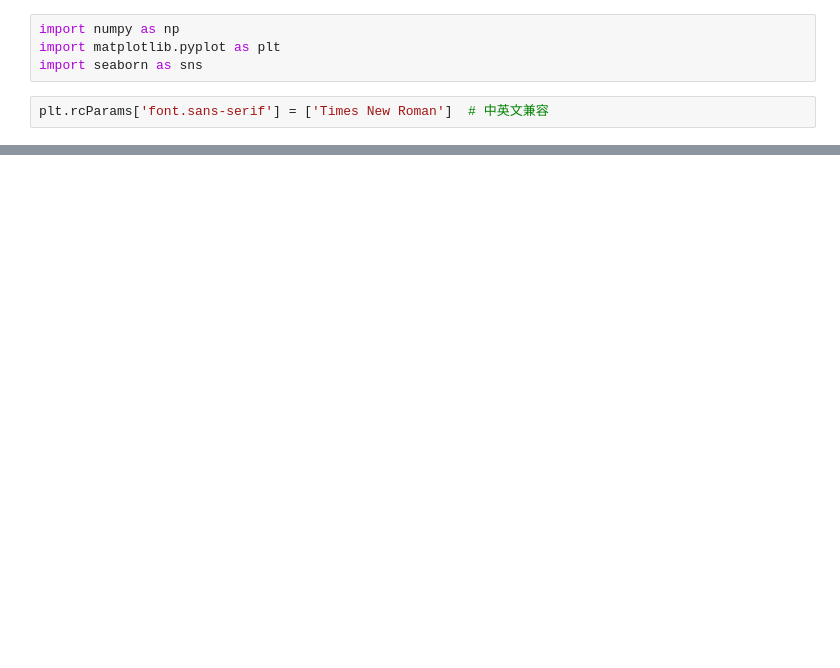
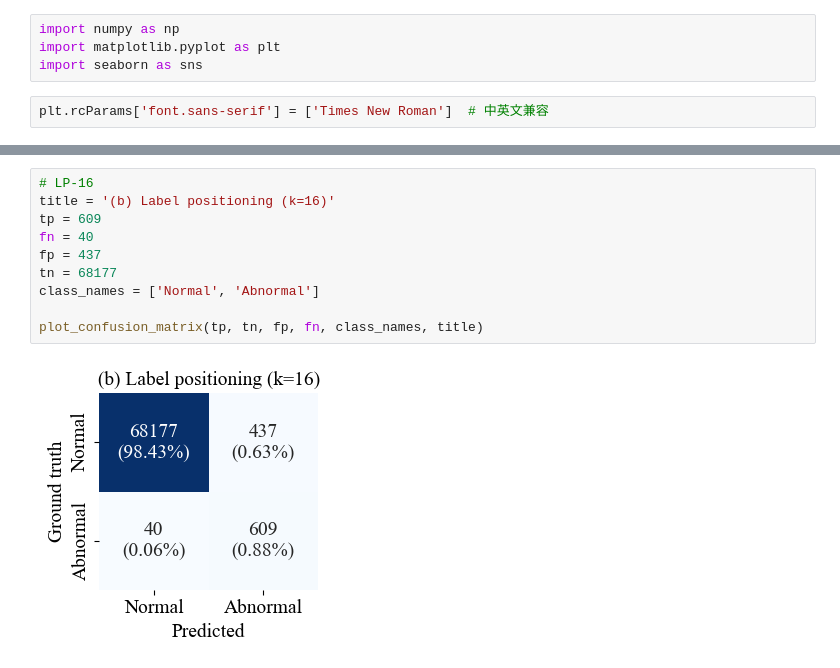
Before and after one commit to Leon-Qiao/RetroFL, a Jupyter notebook: Validate/confusionMa.ipynb, the cells around one changed output, grey strips where cells are left out. Cells and saved outputs as stored; diff of their text form; blank space fills up the shorter version.

```diff
--- a/Validate/confusionMa.ipynb
+++ b/Validate/confusionMa.ipynb
@@ -58 +63,13 @@ def plot_confusion_matrix(tp, tn, fp, fn, class_names=['Negative', 'Positive']):
+# %%
+# LP-16
+title = '(b) Label positioning (k=16)'
+tp = 609
+fn = 40
+fp = 437
+tn = 68177
+class_names = ['Normal', 'Abnormal']
+
+plot_confusion_matrix(tp, tn, fp, fn, class_names, title)
+# %% [output]
+[figure, added]
 # %%
```
Also changed, not shown: parts of 6 cells of this notebook, 21 other files.
